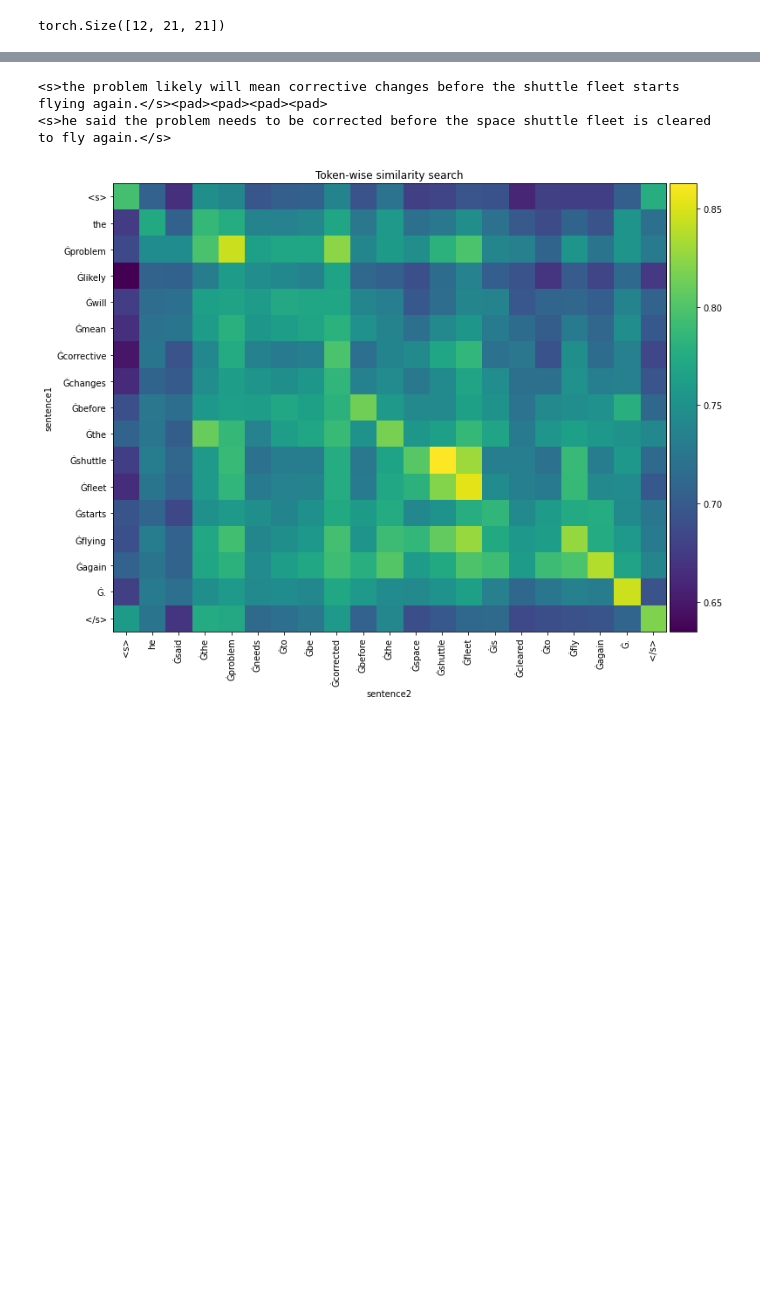
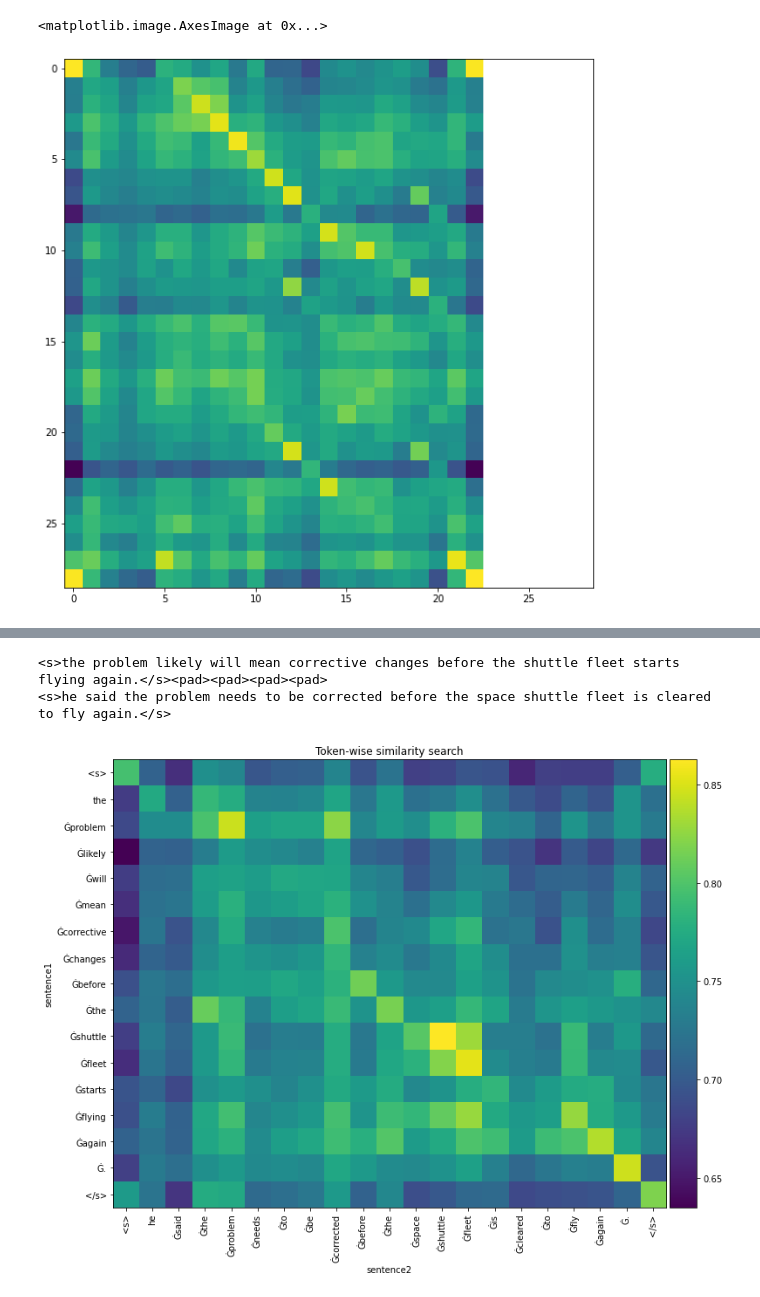
Before and after one commit to sh0416/clrcmd, a Jupyter notebook: src/notebooks/1-visualize-pairwise-cosine-similarity.ipynb, the cells around one changed output, grey strips where cells are left out. Cells and saved outputs as stored; diff of their text form; code cells hidden in the pictures; blank space fills up the shorter version.

```diff
--- a/src/notebooks/1-visualize-pairwise-cosine-similarity.ipynb
+++ b/src/notebooks/1-visualize-pairwise-cosine-similarity.ipynb
@@ -60,0 +20,5 @@ sts12 = load_sts12(os.path.join(rootpath, "data/STS/STS12-en-test"))
+# %%
+from sentsim.models.models import create_contrastive_learning
+
+module = create_contrastive_learning(model_args)
+print(f"{module = }")
@@ -60,0 +46,6 @@ sts12 = load_sts12(os.path.join(rootpath, "data/STS/STS12-en-test"))
+# %%
+import torch
+from transformers import AutoTokenizer
+
+tokenizer = AutoTokenizer.from_pretrained("/home/sh0416/checkpoints/20211028_112636/checkpoint-4750")
+module.load_state_dict(torch.load("/home/sh0416/checkpoints/20211028_112636/checkpoint-4750/pytorch_model.bin"))
@@ -61,3 +54,6 @@ sts12 = load_sts12(os.path.join(rootpath, "data/STS/STS12-en-test"))
+# %%
+from sentsim.data.sts import load_sts12
+sts12 = load_sts12("/nas/home/sh0416/data/STS/STS12-en-test")
 # %%
 import random
 
@@ -69,9 +70,11 @@ neg_example = sts12["MSRpar"][8]
 # %%
 def get_inputs_and_outputs(example):
-    inputs = tokenizer(example.input, padding=True, return_tensors="pt")
-    outputs = model(**inputs)
+    inputs = tokenizer(example[0], padding=True, return_tensors="pt")
+    outputs = module.model.representation_model(inputs)
     return inputs, outputs
 
 
 pos_inputs, pos_outputs = get_inputs_and_outputs(pos_example)
 neg_inputs, neg_outputs = get_inputs_and_outputs(neg_example)
+print(f"{pos_inputs = }, {pos_outputs = }")
+print(f"{pos_outputs[0].shape = }")
@@ -78,4 +99,16 @@ neg_inputs, neg_outputs = get_inputs_and_outputs(neg_example)
-# %%
-pos_outputs.attentions[-1][0].shape
-# %% [output]
-torch.Size([12, 21, 21])
+# %%
+import matplotlib.pyplot as plt
+import torch.nn.functional as F
+
+pos_inputs, pos_outputs = get_inputs_and_outputs(sts12["MSRpar"][4])
+fig, ax = plt.subplots(figsize=(30, 10))
+#plt.imshow(pos_outputs[0][0].detach().cpu())
+with torch.no_grad():
+    sim = F.cosine_similarity(pos_outputs[0][0, :, None, :], pos_outputs[0][1, None, :, :], dim=-1)
+    inf = torch.tensor(float("-inf"), device=sim.device)
+    sim = torch.where(pos_outputs[1][0, :, None], sim, inf)
+    sim = torch.where(pos_outputs[1][1, None, :], sim, inf)
+plt.imshow(sim.detach().cpu())
+# %% [output]
+<matplotlib.image.AxesImage at 0x...>
+[figure, added]
```
Also changed, not shown: parts of 14 cells of this notebook.
